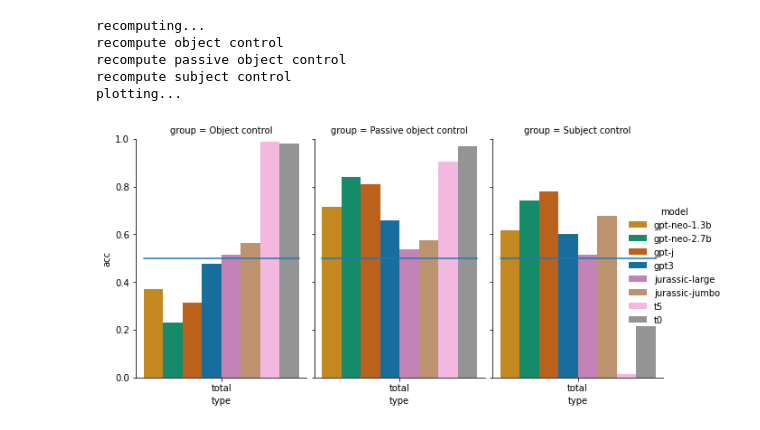
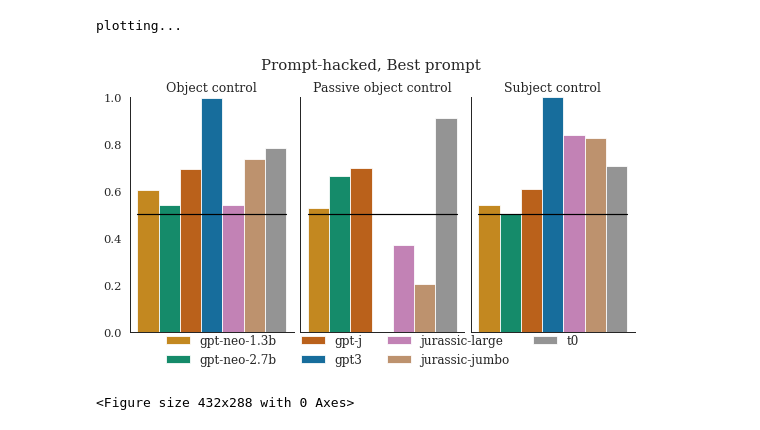
Before and after one commit to esteng/curious-case-of-control, a Jupyter notebook: src/vis.ipynb, the cells around one changed output. Cells and saved outputs as stored; diff of their text form; code cells hidden in the pictures.

```diff
--- a/src/vis.ipynb
+++ b/src/vis.ipynb
@@ -99,7 +100,7 @@ def recompute_all(instruction_dir, results_dir, nickname_file="nicknames.json"):
     sc_acc = recompute(pre_sc_csvs, names, nicknames, exp_name = "subject-control", results_path=f"{instruction_dir}/{results_dir}_to_plot")
     return oc_acc, poc_acc, sc_acc
 
-def plot_all(instruction_dir, results_dir, recompute=True, filtered=True, ignore_first_only = False, nickname_file="nicknames.json"):
+def plot_all(instruction_dir, results_dir, recompute=True, filtered=True, ignore_first_only = False, nickname_file="nicknames.json", title=None, no_t5=False):
     if recompute:
         print(f"recomputing...")
         recompute_all(instruction_dir, results_dir, nickname_file=nickname_file)
@@ -134,11 +135,25 @@ def plot_all(instruction_dir, results_dir, recompute=True, filtered=True, ignore
         f"../{instruction_dir}/{results_dir}_to_plot/t5_passive_object_control.csv",
         f"../{instruction_dir}/{results_dir}_to_plot/t0_passive_object_control.csv"]
 
+    if no_t5:
+        oc_csvs = [x for x in oc_csvs if 't5_' not in x]
+        poc_csvs = [x for x in poc_csvs if 't5_' not in x]
+        sc_csvs = [x for x in sc_csvs if 't5_' not in x]
+
     csv_data = {"Object control": oc_csvs, "Passive object control": poc_csvs, "Subject control": sc_csvs}
     print("plotting...")
-    g = barplot(csv_data, level="total", x_name = "type", hue_name = "model", filtered=filtered, ignore_first_only=ignore_first_only)
-    g.figure.set_size_inches(9.5, 4.5)
+    g = barplot(csv_data, level="total", x_name = "type", hue_name = "model", filtered=filtered, ignore_first_only=ignore_first_only, title=title, no_t5=no_t5)
+    g.figure.set_size_inches(7.5, 4.5)
+    g.set(ylabel=None)
+    for ax in g.axes.flat:
+        ax.set_xticklabels([])
+        box = ax.get_position()
+        ax.set_position([box.x0,box.y0,box.width,box.height*0.95])
+
+    plt.legend(loc='lower center', ncol=4, frameon=False, bbox_to_anchor= (-0.6, -0.19), fontsize=12)
+    plt.show()
 
     sns.despine()
+    return g
 # %%
 df, max_df = compute_max_over_instructions(["with_instructions", "short_instructions"], "results")
@@ -197,0 +164,9 @@ Not found: ../best_instructions/results_hacked_to_plot/t5_subject_control.csv
+# %%
+# plot_all("with_instructions", "results", recompute=False, title="Zero-shot, Long instructions")
+# plot_all("short_instructions", "results", recompute=False, title="Zero-shot, Short instructions")
+sns.set_theme(context='paper', style='white', font_scale=1.3, font='serif')
+
+
+g=plot_all("best_instructions", "results", recompute=False, title="Zero-shot, Best prompt")
+# plt.tight_layout()
+g.savefig("/home/estengel/papers/control-probe/figures/zero_shot_best.pdf")
@@ -198,3 +177,14 @@ Not found: ../best_instructions/results_hacked_to_plot/t5_subject_control.csv
+# %%
+# plot_all("with_instructions", "results_hacked", recompute=False)
+# plot_all("short_instructions", "results_hacked", recompute=False)
+sns.set_theme(context='paper', style='white', font_scale=1.3, font='serif')
+
+g=plot_all("best_instructions", "results_hacked", recompute=False, title="Prompt-hacked, Best prompt", no_t5=True)
+g.savefig("/home/estengel/papers/control-probe/figures/hacked_best.pdf")
+# %% [output]
+plotting...
+[figure, added]
+<Figure size 432x288 with 0 Axes>
 # %%
 plot_all("with_instructions", "results_just_prompt_agent", recompute=True)
 plot_all("short_instructions", "results_just_prompt_agent", recompute=True)
@@ -203,10 +193,3 @@ plot_all("with_instructions", "results_just_prompt_patient", recompute=True)
 plot_all("short_instructions", "results_just_prompt_patient", recompute=True)
 # %%
 plot_all("with_instructions", "results_profession", recompute=True, nickname_file="nicknames_professions.json")
-# %% [output]
-recomputing...
-recompute object control
-recompute passive object control
-recompute subject control
-plotting...
-[figure, removed]
```
Also changed, not shown: parts of 6 cells of this notebook, 3 other files.
